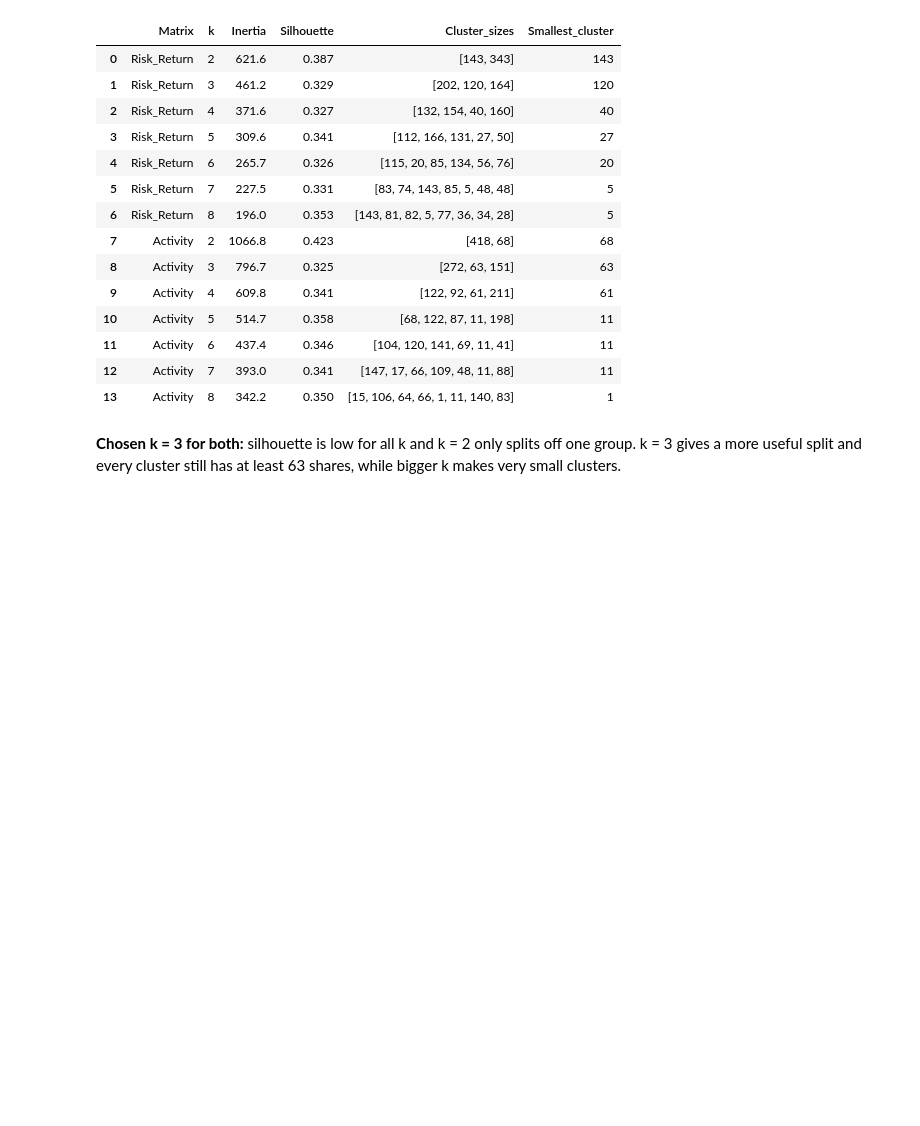
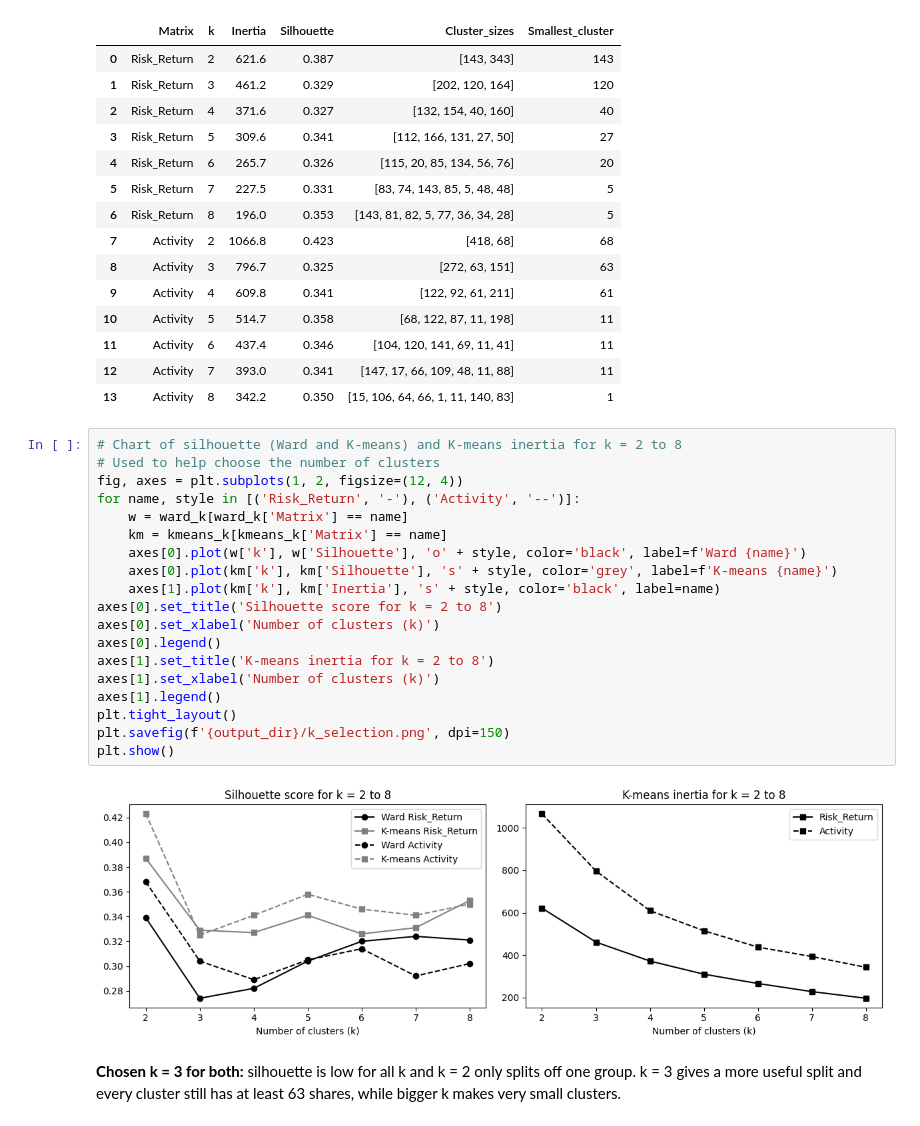
Before and after one commit to suhailnoor1821/CRM_CW1_Stock_Segmentation, a Jupyter notebook: CRM_CW1.ipynb, the cells around one changed output. Drawn from its saved outputs; the diff is of its cells as text; blank space fills up the shorter version.

Commit message:
Add k selection chart

```diff
--- a/CRM_CW1.ipynb
+++ b/CRM_CW1.ipynb
@@ -858,6 +858,27 @@ kmeans_k
 | 11 | Activity | 6 | 437.4 | 0.346 | [104, 120, 141, 69, 11, 41] | 11 |
 | 12 | Activity | 7 | 393.0 | 0.341 | [147, 17, 66, 109, 48, 11, 88] | 11 |
 | 13 | Activity | 8 | 342.2 | 0.350 | [15, 106, 64, 66, 1, 11, 140, 83] | 1 |
+# %%
+# Chart of silhouette (Ward and K-means) and K-means inertia for k = 2 to 8
+# Used to help choose the number of clusters
+fig, axes = plt.subplots(1, 2, figsize=(12, 4))
+for name, style in [('Risk_Return', '-'), ('Activity', '--')]:
+    w = ward_k[ward_k['Matrix'] == name]
+    km = kmeans_k[kmeans_k['Matrix'] == name]
+    axes[0].plot(w['k'], w['Silhouette'], 'o' + style, color='black', label=f'Ward {name}')
+    axes[0].plot(km['k'], km['Silhouette'], 's' + style, color='grey', label=f'K-means {name}')
+    axes[1].plot(km['k'], km['Inertia'], 's' + style, color='black', label=name)
+axes[0].set_title('Silhouette score for k = 2 to 8')
+axes[0].set_xlabel('Number of clusters (k)')
+axes[0].legend()
+axes[1].set_title('K-means inertia for k = 2 to 8')
+axes[1].set_xlabel('Number of clusters (k)')
+axes[1].legend()
+plt.tight_layout()
+plt.savefig(f'{output_dir}/k_selection.png', dpi=150)
+plt.show()
+# %% [output]
+[figure, added]
 # %% [markdown]
 **Chosen k = 3 for both:** silhouette is low for all k and k = 2 only splits off one group. k = 3 gives a more useful split and every cluster still has at least 63 shares, while bigger k makes very small clusters.
 # %% [markdown]
```
Also changed, not shown: parts of 1 cell of this notebook.
